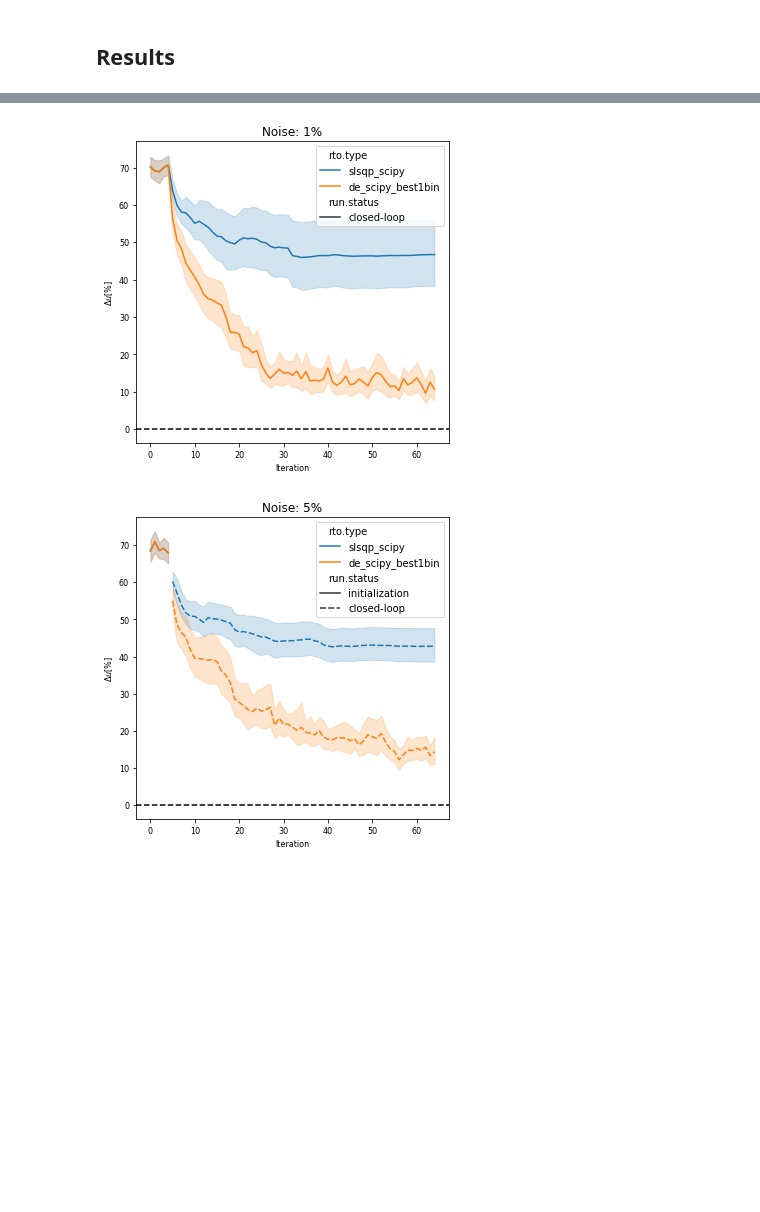
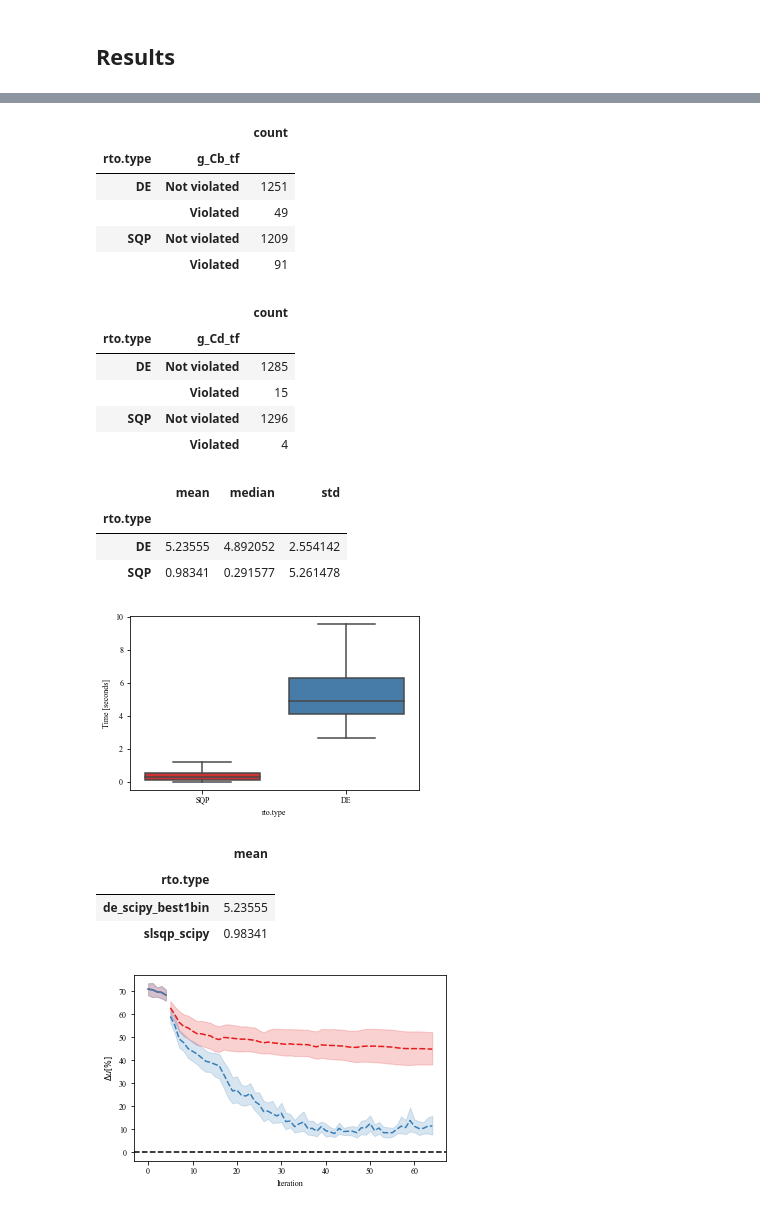
Before and after one commit to vicrsp/rto, a Jupyter notebook: src/notebooks/MA_GaussianProcesses_Partial_Results.ipynb, the cells around one changed output, grey strips where cells are left out. Saved outputs shown, nothing was run; the diff lists cells and outputs as text; code cells hidden in the pictures; blank space fills up the shorter version.

```diff
--- a/src/notebooks/MA_GaussianProcesses_Partial_Results.ipynb
+++ b/src/notebooks/MA_GaussianProcesses_Partial_Results.ipynb
@@ -67,7 +78,7 @@ def pre_process_results(all_results):
     all_results_pv['rto.type'] = all_results_pv['rto.type'].apply(lambda x: x.split('-')[2])
 
     # Convert the values
-    all_results_pv[['cost_model','cost_real','fobj_modifier']] = all_results_pv[['cost_model','cost_real','fobj_modifier']].astype('float')
+    all_results_pv[['cost_model','cost_real','fobj_modifier', 'opt_time']] = all_results_pv[['cost_model','cost_real','fobj_modifier','opt_time']].astype('float')
 
     # Extract some variables
     all_results_pv['g_0'] = all_results_pv['g_real'].apply(lambda x: float(x.split(',')[0]))
@@ -93,12 +104,16 @@ def pre_process_results(all_results):
 # Now apply the transformation
 results_exact_klast = pre_process_results(all_results_exact_klast)
 results_best1bin_klast = pre_process_results(all_results_debest1bin_klast)
-results_exact_klast_noisy = pre_process_results(all_results_exact_klast_noisy)
-results_best1bin_klast_noisy = pre_process_results(all_results_debest1bin_klast_noisy)
+
+results_exact_klast['rto.type'] = 'SQP'
+results_best1bin_klast['rto.type'] = 'DE'
+
+# results_exact_klast_noisy = pre_process_results(all_results_exact_klast_noisy)
+# results_best1bin_klast_noisy = pre_process_results(all_results_debest1bin_klast_noisy)
 
 # Join the as a single dataframe
 results_all = pd.concat([results_exact_klast, results_best1bin_klast], ignore_index=True)
-results_all_noisy = pd.concat([results_exact_klast_noisy, results_best1bin_klast_noisy], ignore_index=True)
+# results_all_noisy = pd.concat([results_exact_klast_noisy, results_best1bin_klast_noisy], ignore_index=True)
 # %% [markdown]
 ## Results
 # %%
@@ -309,12 +393,49 @@ fig.show()
+# %%
+# convergence statistics
+display(results_all.groupby(['rto.type', 'g_Cb_tf'])['g_Cb_tf'].agg(['count']))
+display(results_all.groupby(['rto.type', 'g_Cd_tf'])['g_Cd_tf'].agg(['count']))
+results_all['opt_time'] = results_all['opt_time'].astype('float')
+display(results_all.groupby(['rto.type'])['opt_time'].agg(['mean','median','std']))
+width = 5.1667
+height = width / 1.618
+
+fig, ax = plt.subplots(1, 1, figsize=(width, height))
+sns.boxplot(y='opt_time', data=results_all, x='rto.type', showfliers=False, ax=ax, palette='Set1')
+ax.set_ylabel('Time [seconds]')
+fig.savefig('Fig_opt_time.pdf', dpi=300)
+# %% [output]
+|  |  | count |
+| rto.type | g_Cb_tf |  |
+| DE | Not violated | 1251 |
+|  | Violated | 49 |
+| SQP | Not violated | 1209 |
+|  | Violated | 91 |
+|  |  | count |
+| rto.type | g_Cd_tf |  |
+| DE | Not violated | 1285 |
+|  | Violated | 15 |
+| SQP | Not violated | 1296 |
+|  | Violated | 4 |
+|  | mean | median | std |
+| rto.type |  |  |  |
+| DE | 5.23555 | 4.892052 | 2.554142 |
+| SQP | 0.98341 | 0.291577 | 5.261478 |
+[figure, added]
 # %%
 # Plot the convergence results for the input signal difference
-ax, fig = plot_results(results_all, 'du', '$\Delta u [\%] $', title='Noise: 1%')
+display(results_all.groupby(['rto.type'])['opt_time'].agg(['mean']))
+
+ax, fig = plot_results(results_all, 'du', '$\Delta u [\%] $')
 ax.axhline(0, linestyle='--', color='k')
+fig.savefig('fig_{}.pdf'.format('du'), dpi=300)
 fig.show()
 
-ax, fig = plot_results(results_all_noisy, 'du', '$\Delta u [\%] $', title='Noise: 5%')
-ax.axhline(0, linestyle='--', color='k')
-fig.show()
+# ax, fig = plot_results(results_all_noisy, 'du', '$\Delta u [\%] $', title='Noise: 5%')
+# ax.axhline(0, linestyle='--', color='k')
+# fig.show()
 # %% [output]
+|  | mean |
+| rto.type |  |
+| de_scipy_best1bin | 5.23555 |
+| slsqp_scipy | 0.98341 |
-[figure, old version]
+[figure, new version]
-[figure, removed]
```
Also changed, not shown: parts of 10 cells of this notebook, 2 other files.
